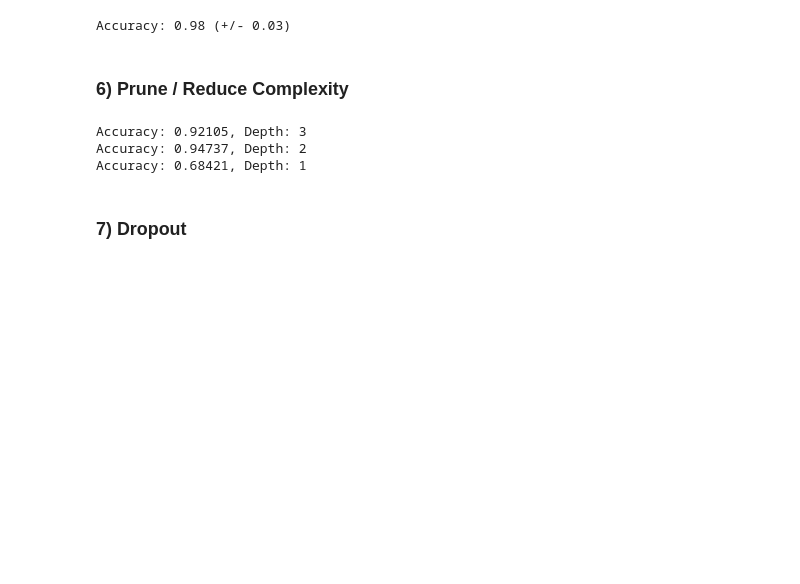
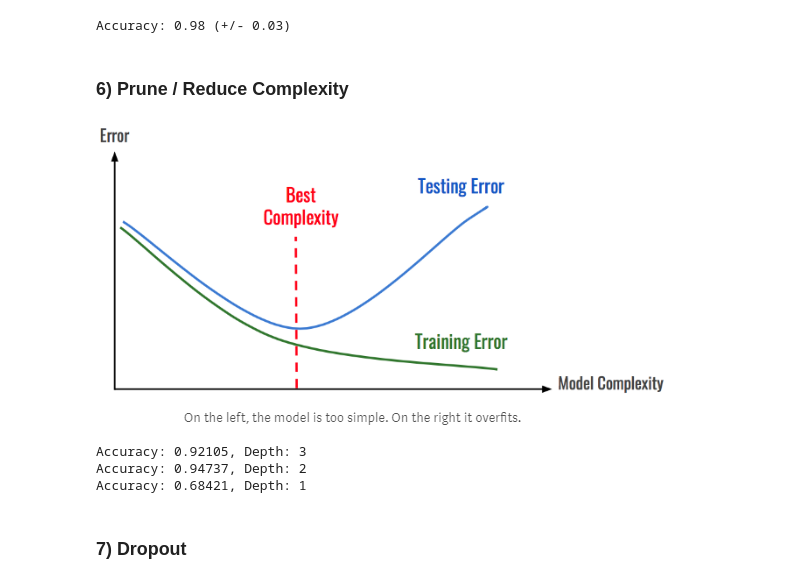
Before and after one commit to geoffreylink/Projects, a Jupyter notebook: 06 Machine Learning/10 Common Ways To Prevent Overfitting in 10 lines.ipynb, the cells around one changed output. Cells and saved outputs as stored; diff of their text form; code cells hidden in the pictures; blank space fills up the shorter version.

```diff
--- a/06 Machine Learning/10 Common Ways To Prevent Overfitting in 10 lines.ipynb
+++ b/06 Machine Learning/10 Common Ways To Prevent Overfitting in 10 lines.ipynb
@@ -111,6 +116,11 @@ print('Accuracy: %0.2f (+/- %0.2f)' % (scores.mean(), scores.std()*2))
 Accuracy: 0.98 (+/- 0.03)
 # %% [markdown]
 ### 6) Prune / Reduce Complexity
+# %%
+from IPython.display import Image
+Image(filename='ParsimonyWins.png')
+# %% [output]
+[figure, added]
 # %%
 from sklearn import metrics
 from sklearn import datasets
```
Also changed, not shown: parts of 5 cells of this notebook, 4 other files.
